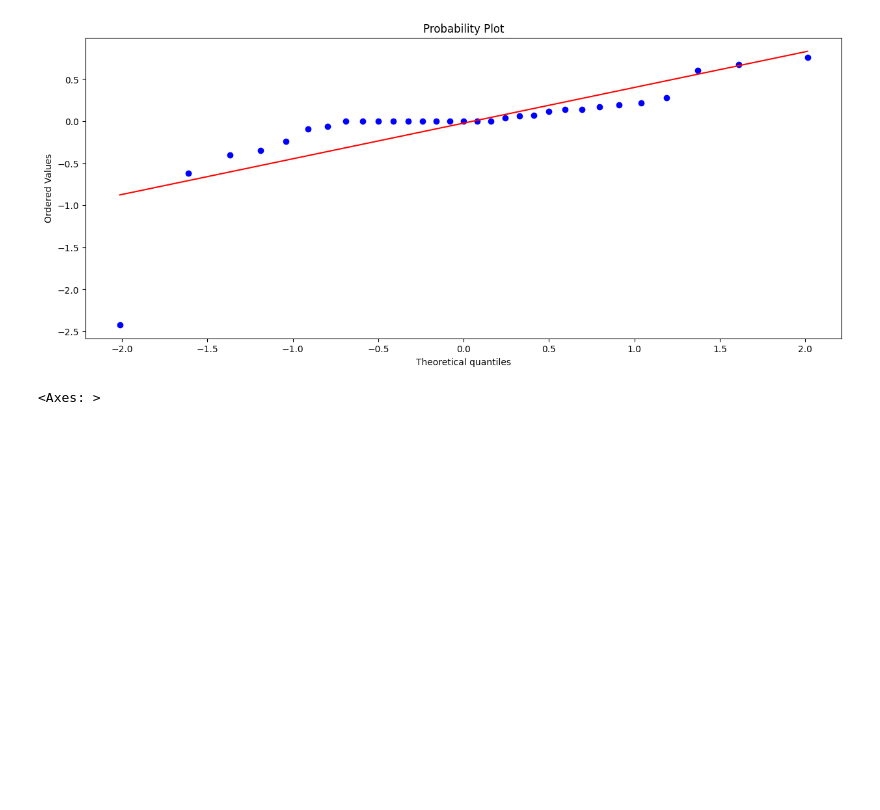
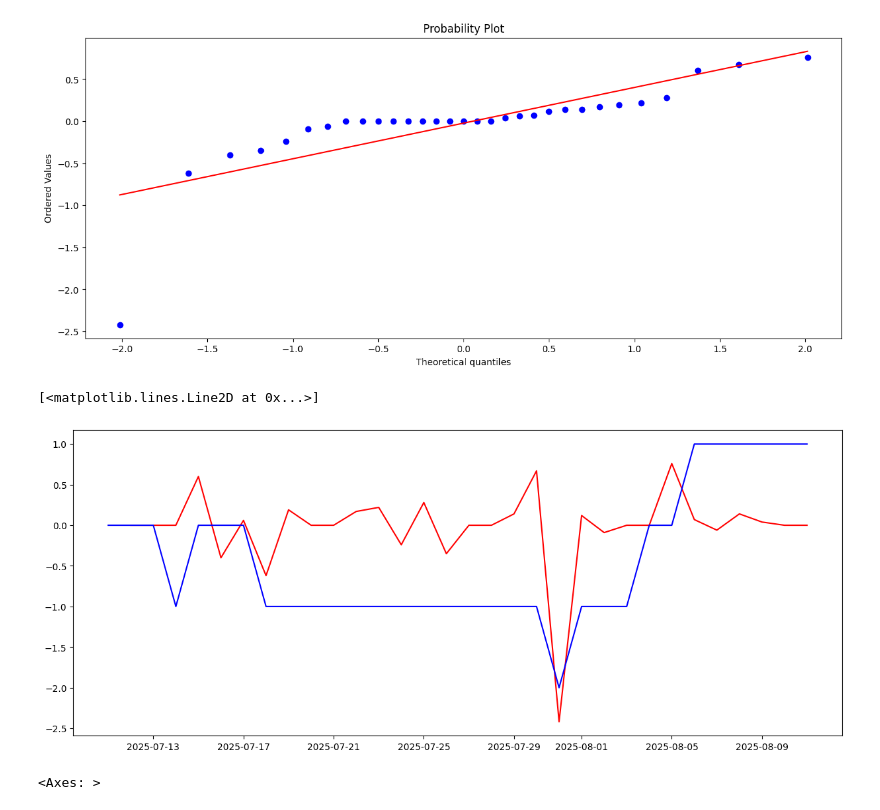
Before and after one commit to GabrielMarquezan/Stocks_Forecasting, a Jupyter notebook: src/comparison.ipynb, the cells around one changed output. Cells and saved outputs as stored; diff of their text form; code cells hidden in the pictures; blank space fills up the shorter version.

```diff
--- a/src/comparison.ipynb
+++ b/src/comparison.ipynb
@@ -119,6 +119,12 @@ stats.probplot(serie_diff, dist="norm", plot=plt)
   np.float64(-0.023225806451612954),
   np.float64(0.7807651524707349)))
 [figure]
+# %%
+plt.plot(serie_diff, color='red')
+plt.plot(emotions['emotion'], color='blue')
+# %% [output]
+[<matplotlib.lines.Line2D at 0x...>]
+[figure, added]
 # %%
 concatenated = pd.concat([serie_diff, emotions['emotion']], axis=1)
 concatenated.columns = ['price_diff', 'emotion']
```
Also changed, not shown: 2 other files.
